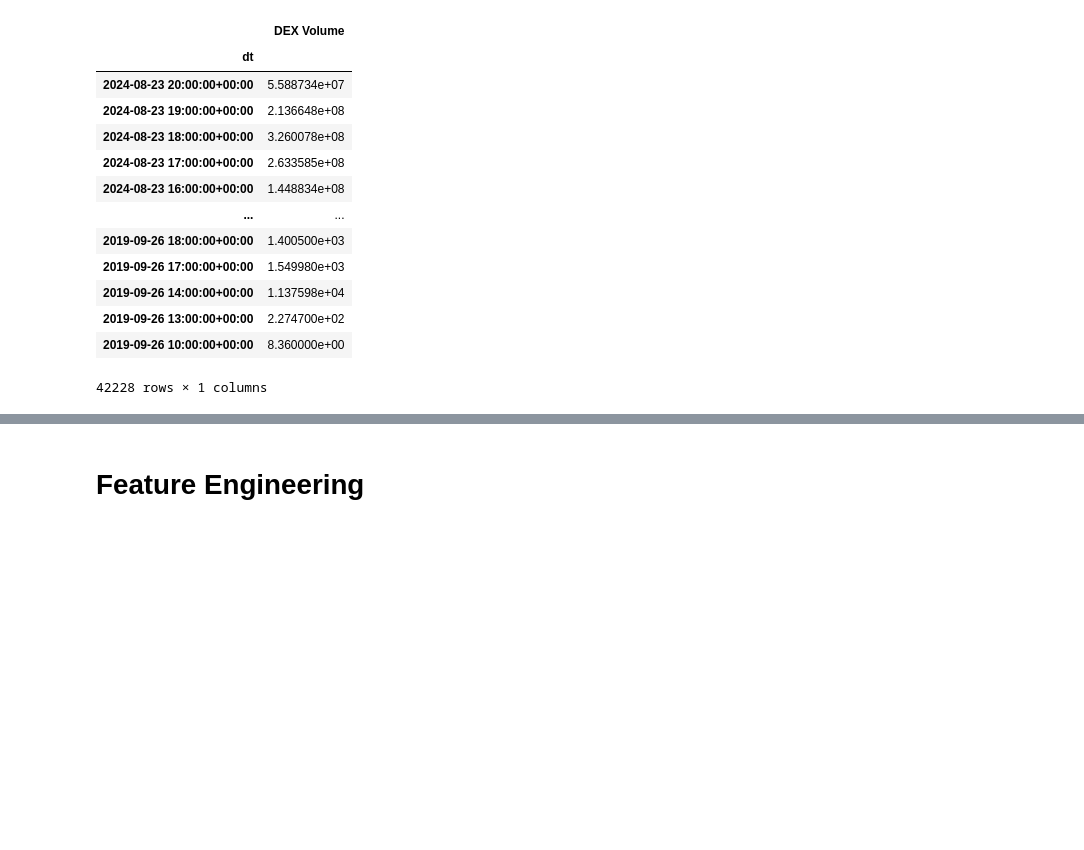
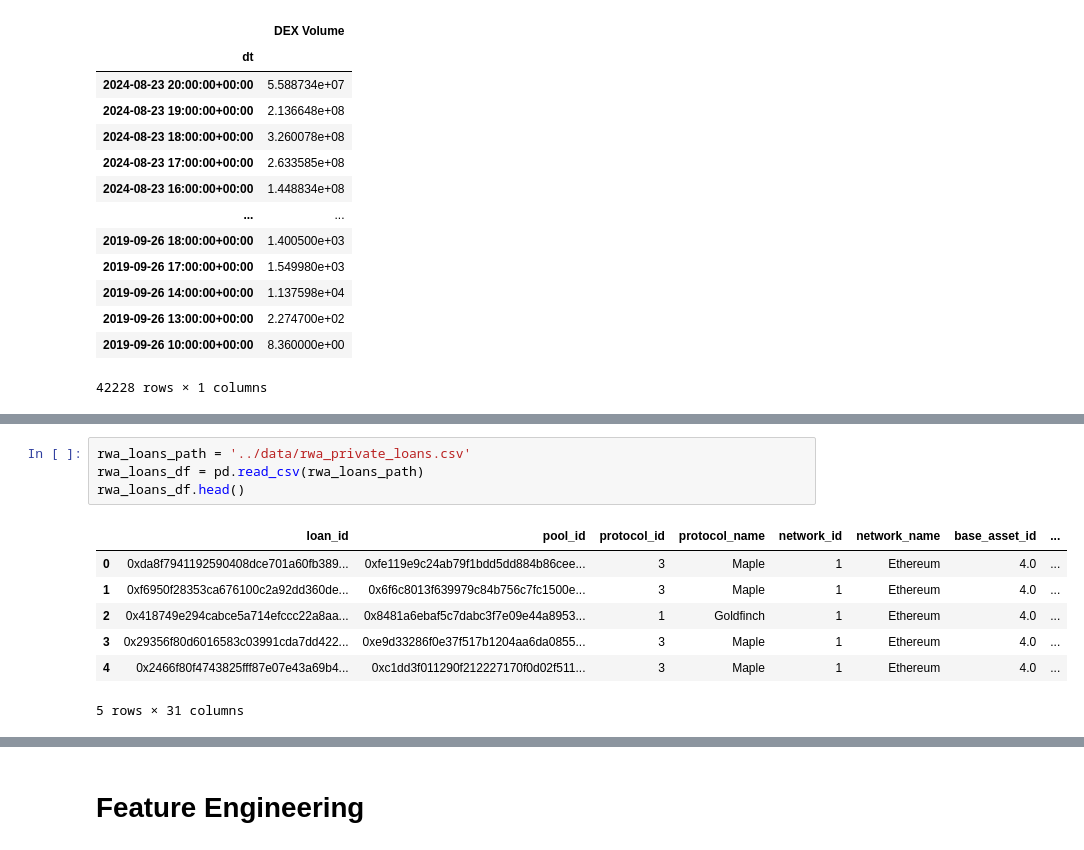
Before and after one commit to robo-advisor-lab/optimizer-dApp, a Jupyter notebook: notebooks/eda.ipynb, the cells around one changed output, grey strips where cells are left out. Saved outputs shown, nothing was run; the diff lists cells and outputs as text; blank space fills up the shorter version.

```diff
--- a/notebooks/eda.ipynb
+++ b/notebooks/eda.ipynb
@@ -174,0 +200,12 @@ DatetimeIndex(['2024-08-23 20:00:00+00:00', '2024-08-23 19:00:00+00:00',
+# %%
+rwa_loans_path = '../data/rwa_private_loans.csv'
+rwa_loans_df = pd.read_csv(rwa_loans_path)
+rwa_loans_df.head()
+# %% [output]
+|  | loan_id | pool_id | protocol_id | protocol_name | network_id | network_name | base_asset_id | ... |
+| 0 | 0xda8f7941192590408dce701a60fb389... | 0xfe119e9c24ab79f1bdd5dd884b86cee... | 3 | Maple | 1 | Ethereum | 4.0 | ... |
+| 1 | 0xf6950f28353ca676100c2a92dd360de... | 0x6f6c8013f639979c84b756c7fc1500e... | 3 | Maple | 1 | Ethereum | 4.0 | ... |
+| 2 | 0x418749e294cabce5a714efccc22a8aa... | 0x8481a6ebaf5c7dabc3f7e09e44a8953... | 1 | Goldfinch | 1 | Ethereum | 4.0 | ... |
+| 3 | 0x29356f80d6016583c03991cda7dd422... | 0xe9d33286f0e37f517b1204aa6da0855... | 3 | Maple | 1 | Ethereum | 4.0 | ... |
+| 4 | 0x2466f80f4743825fff87e07e43a69b4... | 0xc1dd3f011290f212227170f0d02f511... | 3 | Maple | 1 | Ethereum | 4.0 | ... |
+5 rows × 31 columns
```
Also changed, not shown: parts of 9 cells of this notebook, 8 other files.
